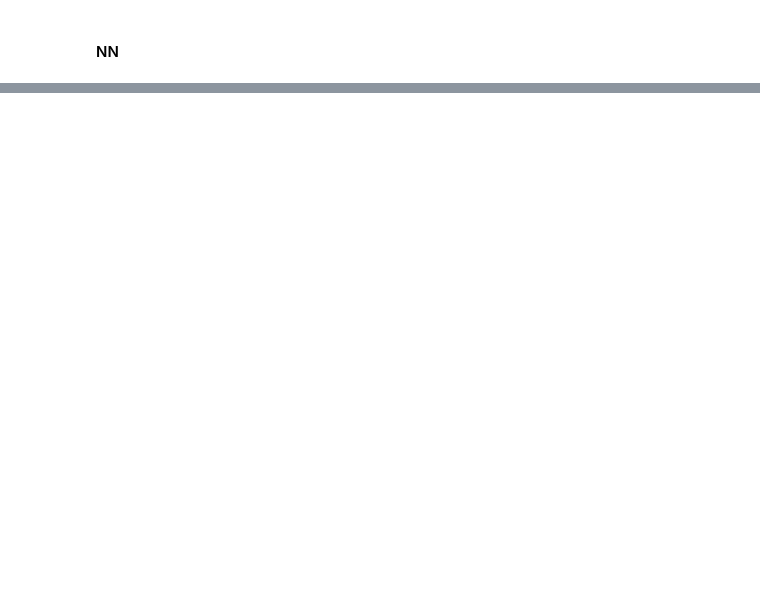
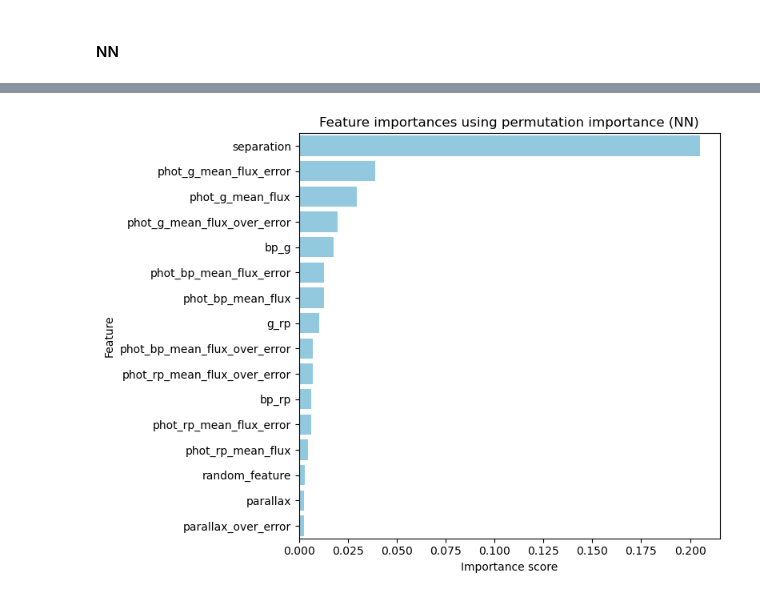
Before and after one commit to samuelperezdi/starsml, a Jupyter notebook: nn_xmatch.ipynb, the cells around one changed output, grey strips where cells are left out. Cells and saved outputs as stored; diff of their text form; code cells hidden in the pictures; blank space fills up the shorter version.

```diff
--- a/nn_xmatch.ipynb
+++ b/nn_xmatch.ipynb
@@ -225,8 +269 @@ array([3496, 2886,  944, ..., 4140, 1770, 2317])
-# %%
-X_test = X_test[arr]
-# %%
-Y_test = Y_test[arr]
-# %%
-imp_mean.fit(X_test)
-X_test = imp_mean.transform(X_test)
 # %% [markdown]
@@ -418,0 +472,14 @@ g_rp: Importance = 0.0143
+# %%
+nn_importances = pd.Series(importances, index=feature_names).sort_values(ascending=False)
+
+# Create a DataFrame to allow Seaborn plotting
+importance_df = pd.DataFrame({'Feature': nn_importances.index, 'Importance': nn_importances.values})
+
+plt.figure(figsize=(8, 6))
+sns.barplot(x='Importance', y='Feature', data=importance_df, color='skyblue')
+plt.title("Feature importances using permutation importance (NN)")
+plt.xlabel("Importance score")
+plt.tight_layout()
+plt.savefig('figures/importances_nn_random.pdf', dpi=300)
+# %% [output]
+[figure, added]
```
Also changed, not shown: parts of 47 cells of this notebook, 14 other files.
